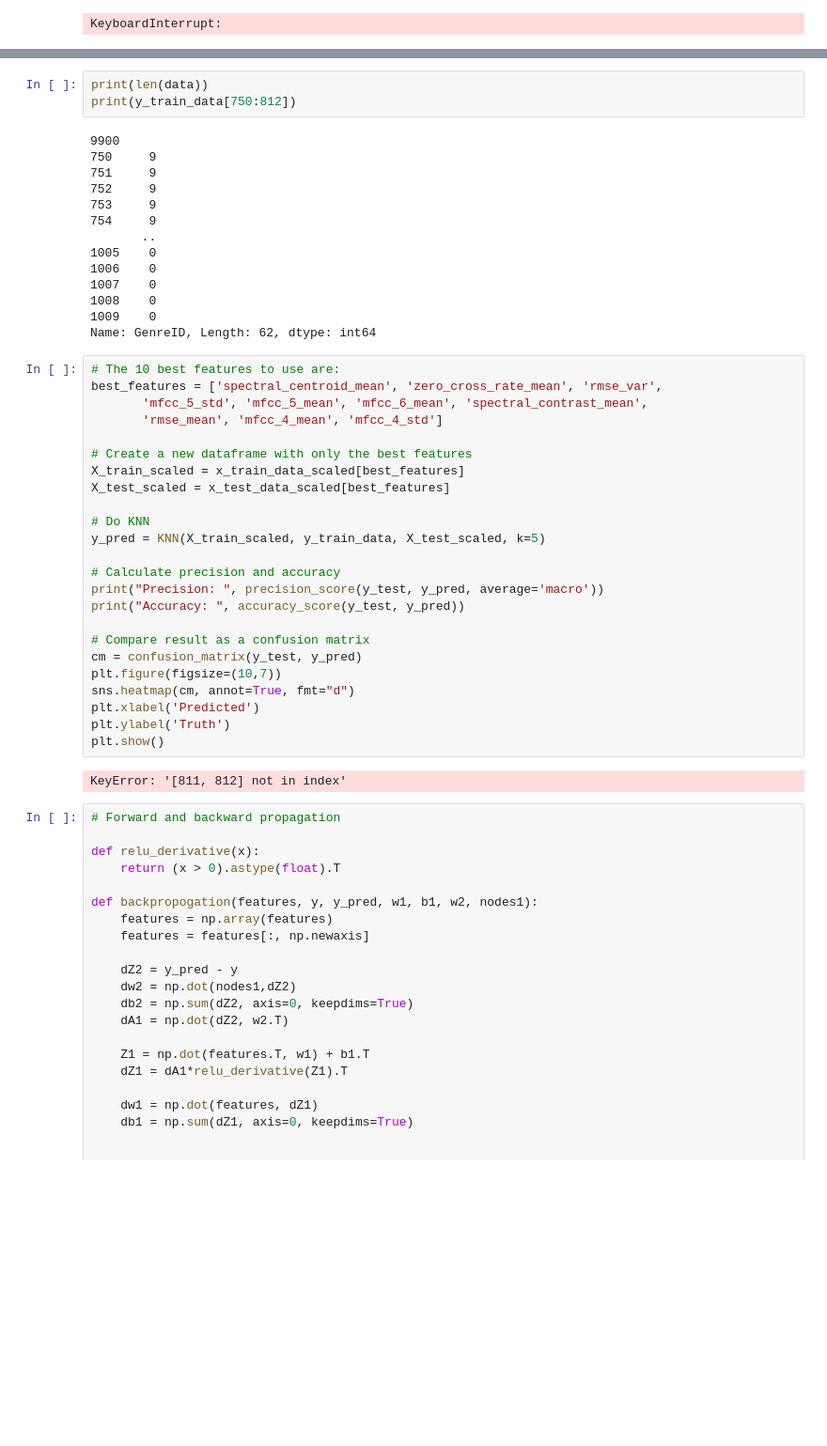
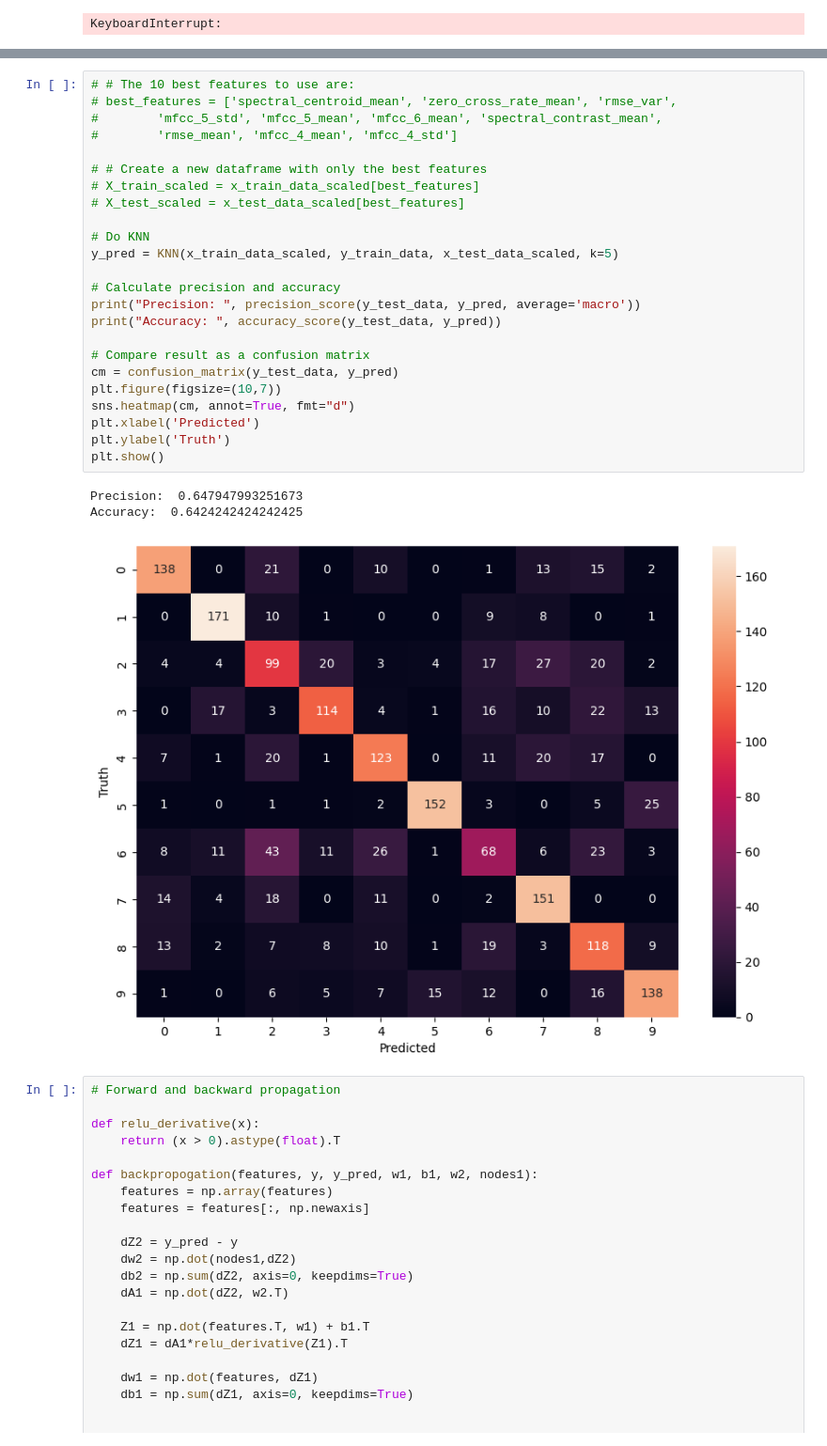
Before and after one commit to Markusjor/TTT4275-Classification_project, a Jupyter notebook: music_classification.ipynb, the cells around one changed output, grey strips where cells are left out. Shown at 94% size. Cells and saved outputs as stored; diff of their text form; blank space fills up the shorter version.

```diff
--- a/music_classification.ipynb
+++ b/music_classification.ipynb
@@ -271,46 +286,31 @@ y_test_data = test_data["GenreID"]
-# %%
-print(len(data))
-print(y_train_data[750:812])
-# %% [output]
-9900
-750     9
-751     9
-752     9
-753     9
-754     9
-       ..
-1005    0
-1006    0
-1007    0
-1008    0
-1009    0
-Name: GenreID, Length: 62, dtype: int64
 # %%
-# The 10 best features to use are:
-best_features = ['spectral_centroid_mean', 'zero_cross_rate_mean', 'rmse_var',
-       'mfcc_5_std', 'mfcc_5_mean', 'mfcc_6_mean', 'spectral_contrast_mean',
-       'rmse_mean', 'mfcc_4_mean', 'mfcc_4_std']
+# # The 10 best features to use are:
+# best_features = ['spectral_centroid_mean', 'zero_cross_rate_mean', 'rmse_var',
+#        'mfcc_5_std', 'mfcc_5_mean', 'mfcc_6_mean', 'spectral_contrast_mean',
+#        'rmse_mean', 'mfcc_4_mean', 'mfcc_4_std']
 
-# Create a new dataframe with only the best features
-X_train_scaled = x_train_data_scaled[best_features]
-X_test_scaled = x_test_data_scaled[best_features]
+# # Create a new dataframe with only the best features
+# X_train_scaled = x_train_data_scaled[best_features]
+# X_test_scaled = x_test_data_scaled[best_features]
 
 # Do KNN
-y_pred = KNN(X_train_scaled, y_train_data, X_test_scaled, k=5)
+y_pred = KNN(x_train_data_scaled, y_train_data, x_test_data_scaled, k=5)
 
 # Calculate precision and accuracy
-print("Precision: ", precision_score(y_test, y_pred, average='macro'))
-print("Accuracy: ", accuracy_score(y_test, y_pred))
+print("Precision: ", precision_score(y_test_data, y_pred, average='macro'))
+print("Accuracy: ", accuracy_score(y_test_data, y_pred))
 
 # Compare result as a confusion matrix
-cm = confusion_matrix(y_test, y_pred)
+cm = confusion_matrix(y_test_data, y_pred)
 plt.figure(figsize=(10,7))
 sns.heatmap(cm, annot=True, fmt="d")
 plt.xlabel('Predicted')
 plt.ylabel('Truth')
 plt.show()
 # %% [output]
-KeyError: '[811, 812] not in index'
+Precision:  0.647947993251673
+Accuracy:  0.6424242424242425
+[figure, added]
 # %%
 # Forward and backward propagation
 
```
Also changed, not shown: parts of 9 cells of this notebook, 11 other files.
